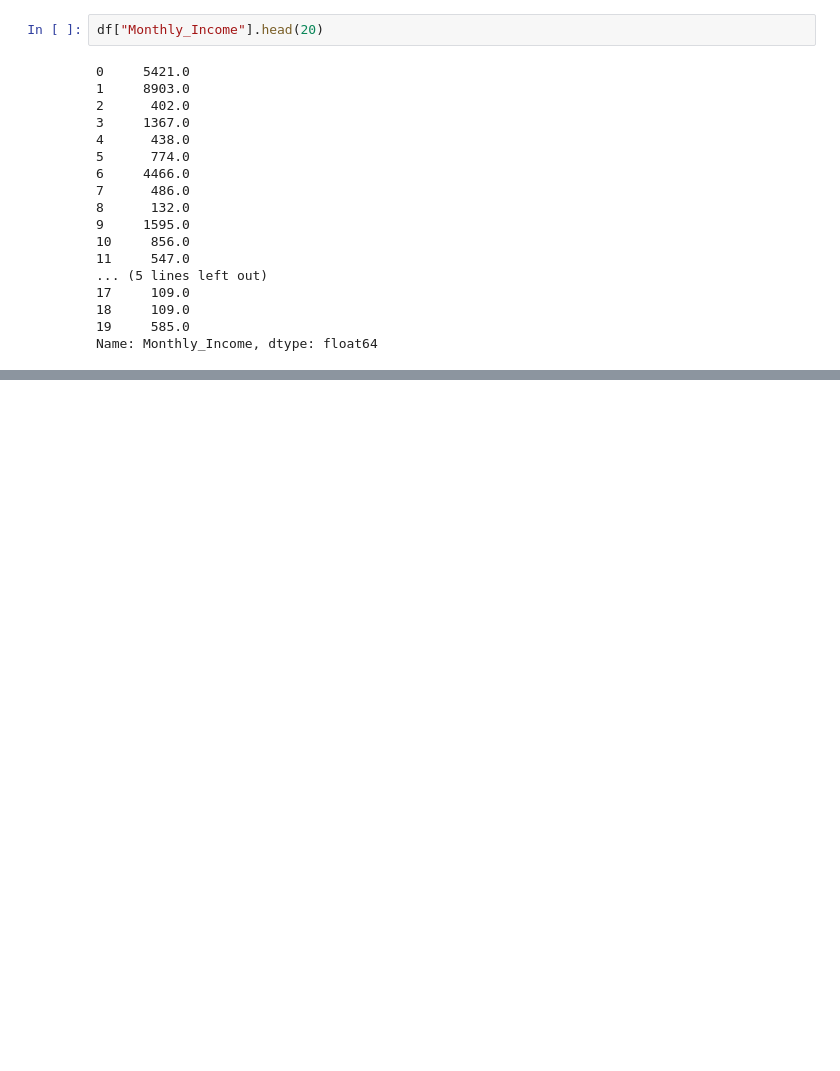
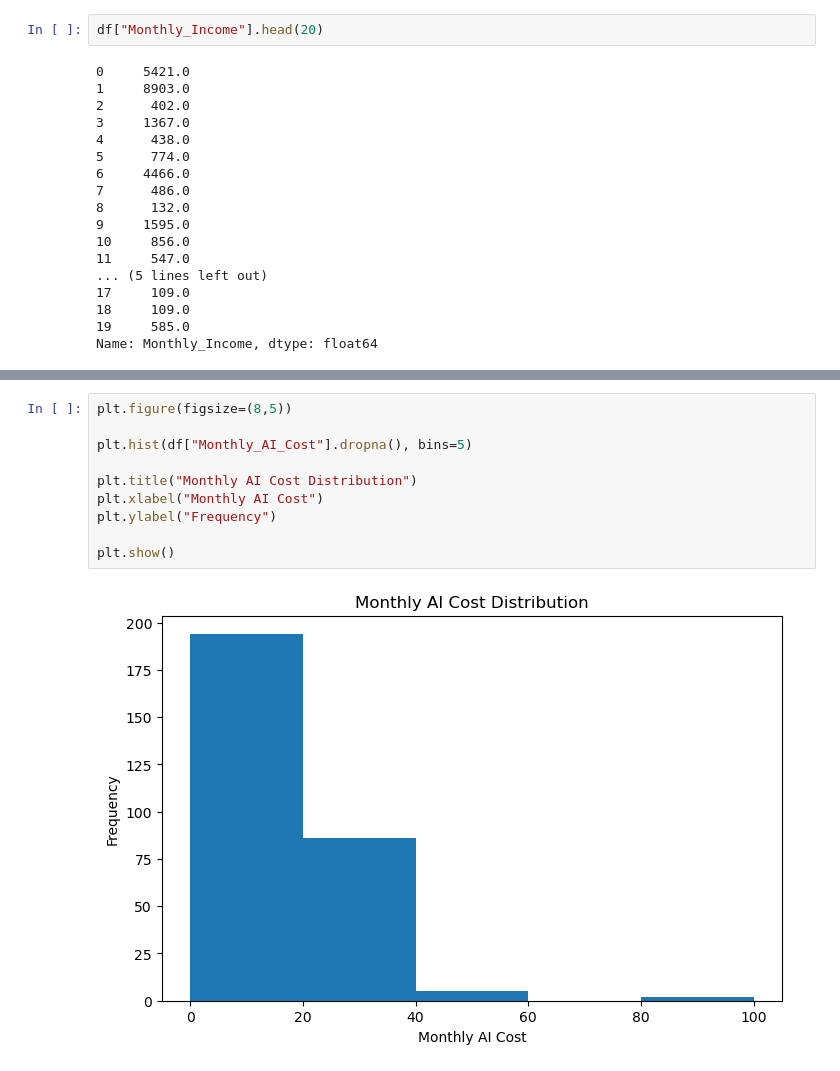
Before and after one commit to Ansh-3121/Ai-usages-impact-on-student-and-professionals, a Jupyter notebook: Python_EDA_Visualization.ipynb, the cells around one changed output, grey strips where cells are left out. Drawn from its saved outputs; the diff is of its cells as text; blank space fills up the shorter version.

```diff
--- a/Python_EDA_Visualization.ipynb
+++ b/Python_EDA_Visualization.ipynb
@@ -46,0 +144,12 @@ Name: Monthly_Income, dtype: float64
+# %%
+plt.figure(figsize=(8,5))
+
+plt.hist(df["Monthly_AI_Cost"].dropna(), bins=5)
+
+plt.title("Monthly AI Cost Distribution")
+plt.xlabel("Monthly AI Cost")
+plt.ylabel("Frequency")
+
+plt.show()
+# %% [output]
+[figure, added]
```
Also changed, not shown: parts of 13 cells of this notebook.
